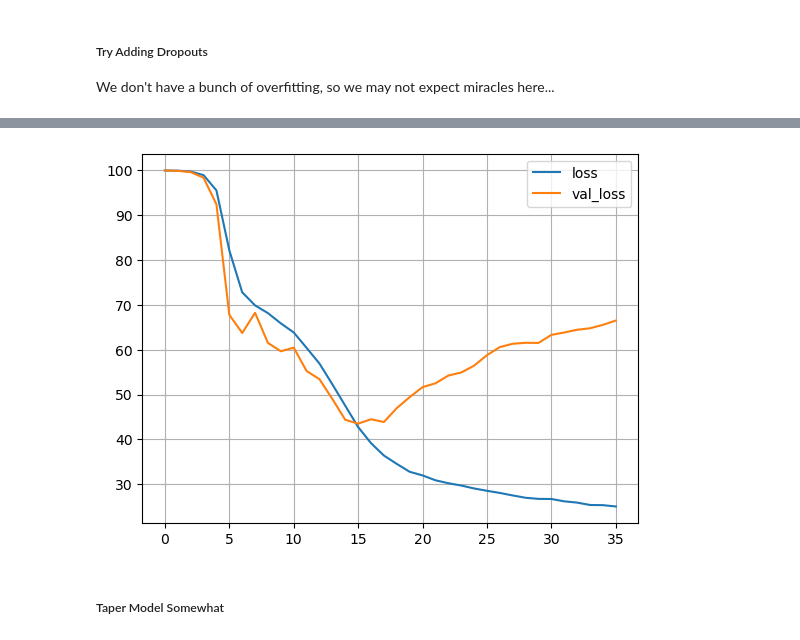
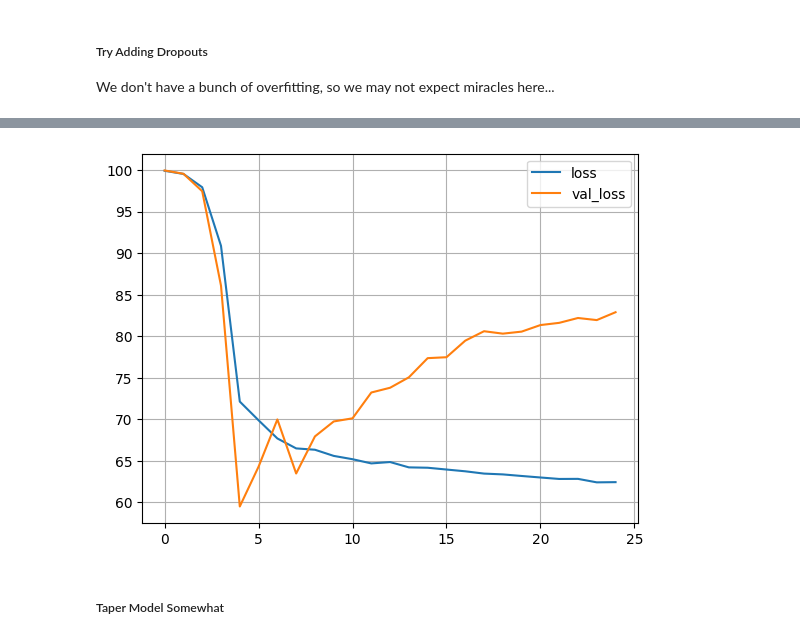
Before and after one commit to glennybarnes/Intro_to_Machine_Learning_Students, a Jupyter notebook: 023_keras_optimizations_sol.ipynb, the cells around one changed output, grey strips where cells are left out. Drawn from its saved outputs; the diff is of its cells as text; code cells hidden in the pictures.

```diff
--- a/023_keras_optimizations_sol.ipynb
+++ b/023_keras_optimizations_sol.ipynb
@@ -122,5 +151,5 @@ As we've seen, models can take a long time to train in many cases. Like with the
 In addition to this we often see models saved in the h5 format, which just saves slightly less stuff along with the model. If we are using models trained elsewhere this format is very common.
 # %%
 # Save my model
-model.save('model_path')
-model = keras.models.load_model('model_path')
+model.save('model_path.keras')
+model = keras.models.load_model('model_path.keras')
@@ -131,9 +156,3 @@ INFO:tensorflow:Assets written to: model_path/assets
-# %%
-# Calling `save('my_model.h5')` creates a h5 file `my_model.h5`.
-model.save("model_path/my_h5_model.h5")
-
-# It can be used to reconstruct the model identically.
-reconstructed_model = keras.models.load_model("model_path/my_h5_model.h5")
 # %% [markdown]
 ## Network Size
 
@@ -851,24 +1032,22 @@ ex_df.describe(include="all").T
 I'll use a different loss - mean absolute percentage.
 # %%
 #baseline
-normalizer = tf.keras.layers.Normalization(axis=-1)
-normalizer.adapt(np.array(X_tr_ex))
 
 mod_ex = keras.Sequential()
-mod_ex.add(normalizer)
-mod_ex.add(InputLayer(input_shape=(start_width,)))
+mod_ex.add(InputLayer(shape=(start_width,)))
+model.add(BatchNormalization())
 mod_ex.add(Dense(start_width, activation='relu'))
 mod_ex.add(Dense(1))
 
 mod_ex.compile(optimizer='adam', loss="mean_absolute_percentage_error")
 
-callback = tf.keras.callbacks.EarlyStopping(monitor='val_loss', patience=12, restore_best_weights=True)
+callback = tf.keras.callbacks.EarlyStopping(monitor='val_loss', patience=PATIENCE, restore_best_weights=True)
 
 hist_ex = mod_ex.fit(
   X_tr_ex,
   y_tr_ex,
-  epochs=100,
-  batch_size=64,
+  epochs=LARGE_EPOCHS,
+  batch_size=MID_BATCH,
   validation_split=0.2,
   callbacks=[callback],
   verbose=0
@@ -893,12 +1072,10 @@ Things to try:
 </ol>
 # %%
 #Comically Deep Model
-normalizer = tf.keras.layers.Normalization(axis=-1)
-normalizer.adapt(np.array(X_tr_ex))
 
 mod_ex = keras.Sequential()
-mod_ex.add(normalizer)
-mod_ex.add(InputLayer(input_shape=(start_width,)))
+mod_ex.add(InputLayer(shape=(start_width,)))
+model.add(BatchNormalization())
 mod_ex.add(Dense(start_width, activation='relu'))
 mod_ex.add(Dense(start_width, activation='relu'))
 mod_ex.add(Dense(start_width, activation='relu'))
@@ -917,13 +1094,13 @@ mod_ex.add(Dense(1))
 
 mod_ex.compile(optimizer='adam', loss="mean_absolute_percentage_error")
 
-callback = tf.keras.callbacks.EarlyStopping(monitor='val_loss', patience=20, restore_best_weights=True)
+callback = tf.keras.callbacks.EarlyStopping(monitor='val_loss', patience=PATIENCE, restore_best_weights=True)
 
 hist_ex = mod_ex.fit(
   X_tr_ex,
   y_tr_ex,
-  epochs=1000,
-  batch_size=64,
+  epochs=LARGE_EPOCHS,
+  batch_size=MID_BATCH,
   validation_split=0.2,
   callbacks=[callback],
   verbose=0
@@ -940,12 +1117,10 @@ plot_loss(hist_ex)
 We don't have a bunch of overfitting, so we may not expect miracles here...
 # %%
 #Comically Deep Model with Dropouts
-normalizer = tf.keras.layers.Normalization(axis=-1)
-normalizer.adapt(np.array(X_tr_ex))
 
 mod_ex = keras.Sequential()
-mod_ex.add(normalizer)
-mod_ex.add(InputLayer(input_shape=(start_width,)))
+mod_ex.add(InputLayer(shape=(start_width,)))
+model.add(BatchNormalization())
 mod_ex.add(Dense(start_width, activation='relu'))
 mod_ex.add(Dense(start_width, activation='relu'))
 mod_ex.add(Dropout(.2))
@@ -977,8 +1152,8 @@ callback = tf.keras.callbacks.EarlyStopping(monitor='val_loss', patience=20, res
 hist_ex = mod_ex.fit(
   X_tr_ex,
   y_tr_ex,
-  epochs=200,
-  batch_size=4048,
+  epochs=LARGE_EPOCHS,
+  batch_size=XL_BATCH,
   validation_split=0.2,
   callbacks=[callback],
   verbose=0
@@ -991,4 +1166,4 @@ plot_loss(hist_ex)
-[figure, old version]
+[figure, new version]
 # %% [markdown]
 ##### Taper Model Somewhat
 # %%
```
Also changed, not shown: parts of 26 cells of this notebook.
